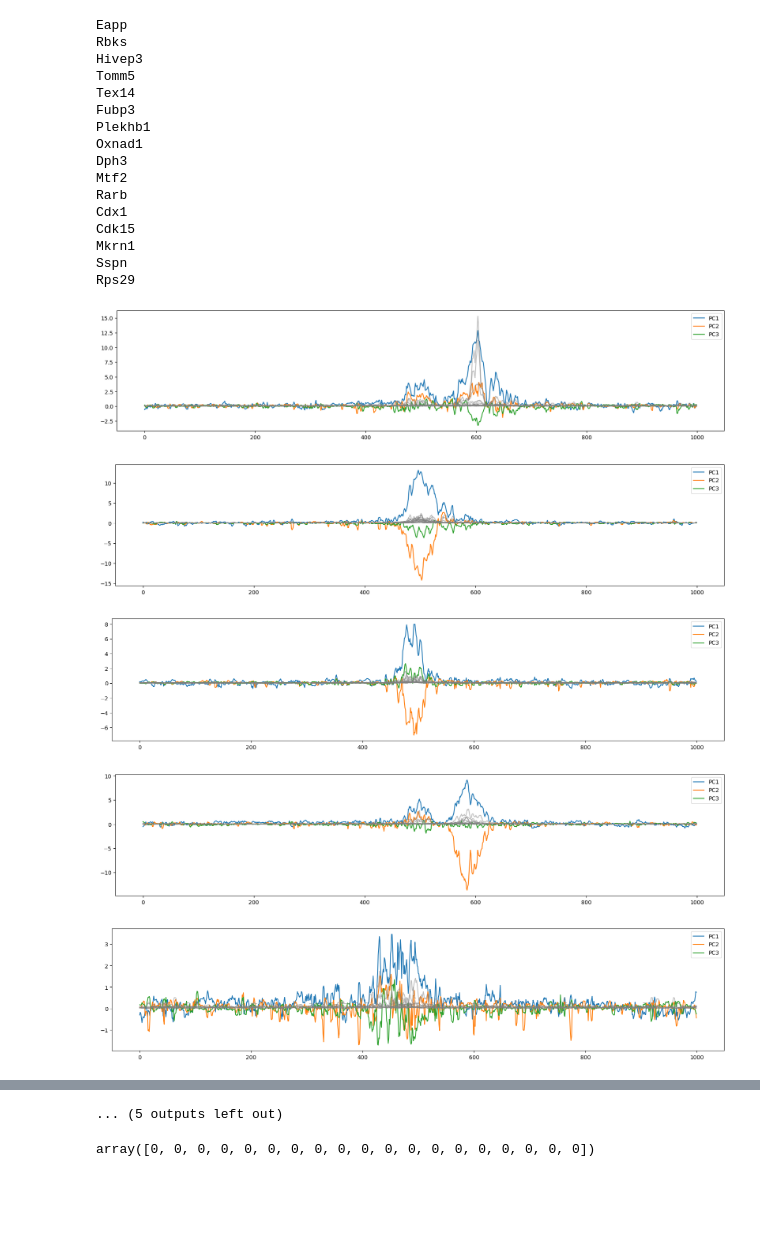
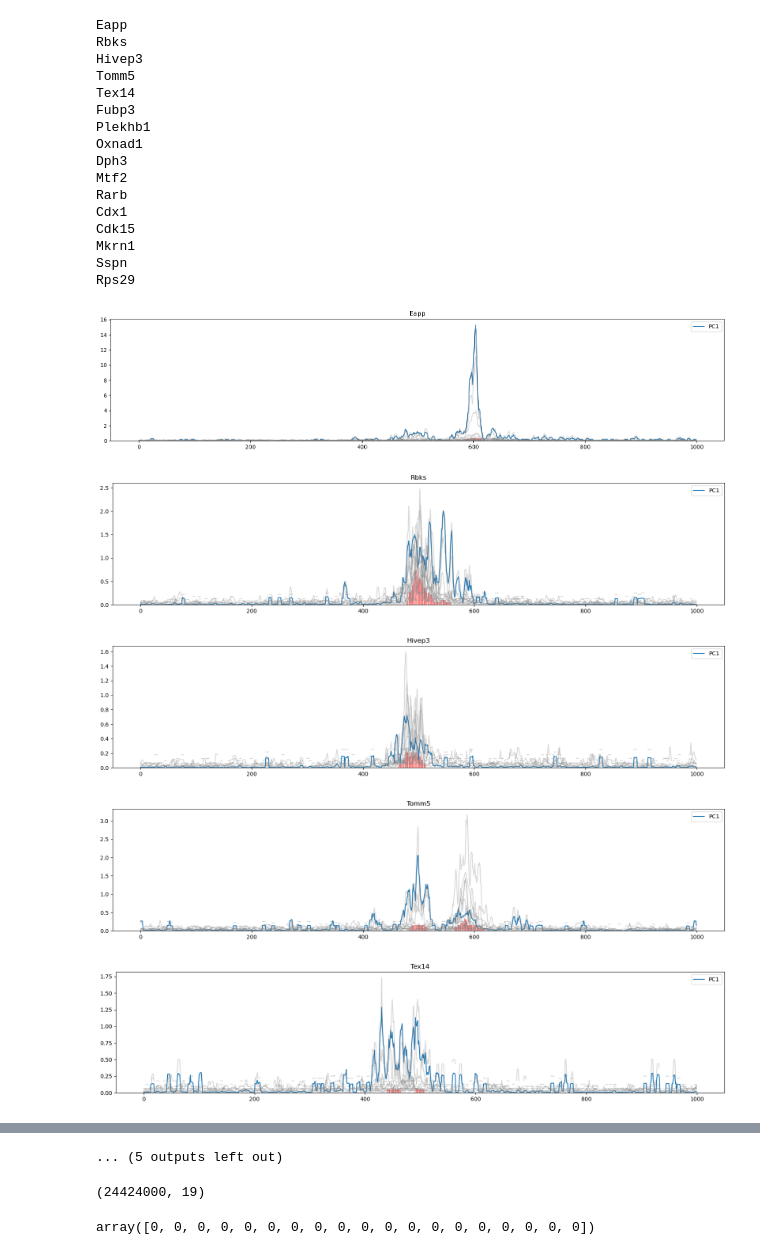
Before and after one commit to naef-lab/ChIP_atlas, a Jupyter notebook: notebooks/Test_get_chip_svd.ipynb, the cells around one changed output, grey strips where cells are left out. Cells and saved outputs as stored; diff of their text form; code cells hidden in the pictures; blank space fills up the shorter version.

```diff
--- a/notebooks/Test_get_chip_svd.ipynb
+++ b/notebooks/Test_get_chip_svd.ipynb
@@ -26,22 +68,29 @@ with h5py.File(infile_peak,'r') as hf:
 
 # bin peaks in args.bin_size bins
 Peaks = Peaks.reshape([N_prom,N_pos,bin_size,N_exp]).any(axis=2)
+Peaks_prom = Peaks.copy()
 
 # reshape: concatenate all promoter together
 Peaks = Peaks.reshape([N_prom*N_pos,N_exp])
 
 # normalize as z score (w.r.t. BG) in log-space
-for i in range(N_exp):
+if False:
+    for i in range(N_exp):
 
-    # get background: signal in non-peak & non-nan regions
-    x_bg = X[~Peaks[:,i],i]
-    x_bg = np.log( x_bg[~np.isnan(x_bg)] )
+        idx_peak = Peaks[:,i]
+        idx_nan = np.isnan(X[:,i])
 
-    # replace non-nan signal with normalized signal
-    idx_data = ~np.isnan(X[:,i])
-    idx_nan = ~idx_data
-    X[idx_data,i] = (np.log(X[idx_data,i]) - np.mean(x_bg)) / np.std(x_bg)
-    X[idx_nan,i] = np.mean(X[idx_data,i])
+        # get background: signal in non-peak & non-nan regions
+        x_bg = np.log( X[(~idx_peak) & (~idx_nan),i] )
+        mu = x_bg.mean()
+        std = x_bg.std()
+
+        # replace non-nan signal with normalized signal
+        X[~idx_nan,i] = (np.log( X[~idx_nan,i] ) - mu)/std
+        X[idx_nan,i] = np.mean(X[idx_nan,i])
+
+# put nan to 0
+X[np.isnan(X)] = 0
 
 idx_svd = np.where((Peaks.sum(axis=1)>0))[0] # at least 1 peak
 
@@ -79,39 +126,42 @@ my_targets = ['Oasl1','Eapp','Adgra2','Rbks','Babam2','Asmt','Hivep3','Tomm5','T
 
 for g in my_targets:
     if g not in promoterome['gene'].values:
         continue
 
     print(g)
     p = promoterome[promoterome['gene'] == g]
     idx_p = p.index[0]
 
     fig, ax = plt.subplots(1,1,figsize=(20,4))
 
-    for pc in range(3):
+    for pc in range(1):
         u = U[:,pc].reshape([N_prom,N_pos])
-        ax.plot(u[idx_p,:]*S[pc])
-    ax.legend(['PC1','PC2','PC3'])
+        ax.plot(u[idx_p,:]*S[pc],label=f'PC{pc+1}')
+    ax.legend()
 
-    ax.plot(X_prom[idx_p,:,:],color='gray',alpha=0.5)
+    ax.plot(X_prom[idx_p],color='gray',alpha=0.3)
+    ax.bar(range(1000),Peaks_prom[idx_p].mean(1),color='red',alpha=0.5)
+
+    ax.set_title(g)
 # %% [output]
 Eapp
 Rbks
 Hivep3
 Tomm5
 Tex14
 Fubp3
 Plekhb1
 Oxnad1
 Dph3
 Mtf2
 Rarb
 Cdx1
 Cdk15
 Mkrn1
 Sspn
 Rps29
-[figure, old version]
+[figure, new version]
-[figure, old version]
+[figure, new version]
-[figure, old version]
+[figure, new version]
-[figure, old version]
+[figure, new version]
-[figure, old version]
+[figure, new version]
@@ -124,4 +174,8 @@ Rps29
 ... (5 outputs left out)
+# %%
+U[:,0]
+# %% [output]
+(24424000, 19)
 # %%
 np.isnan(X).sum(0)
 # %% [output]
```
Also changed, not shown: parts of 6 cells of this notebook.
